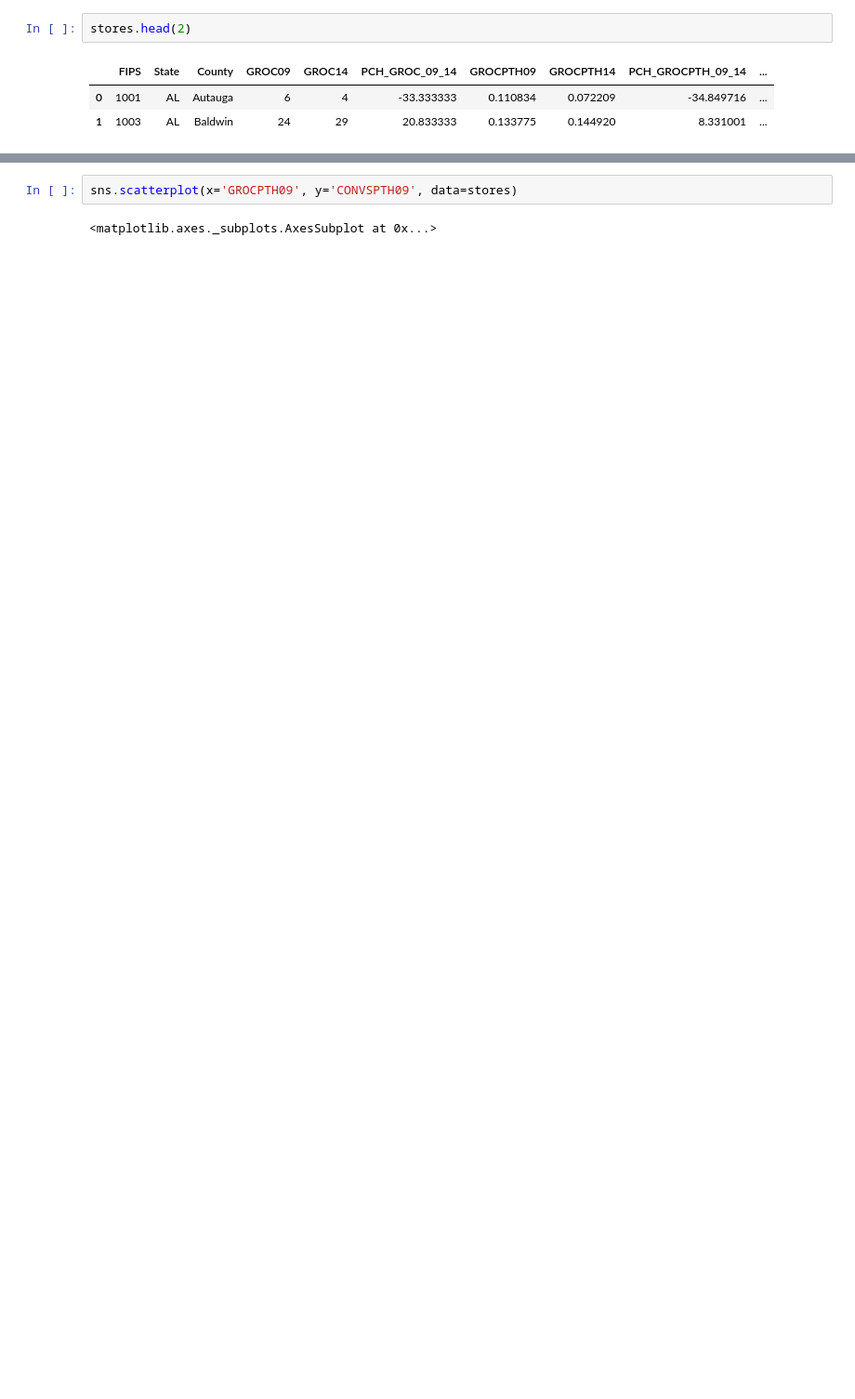
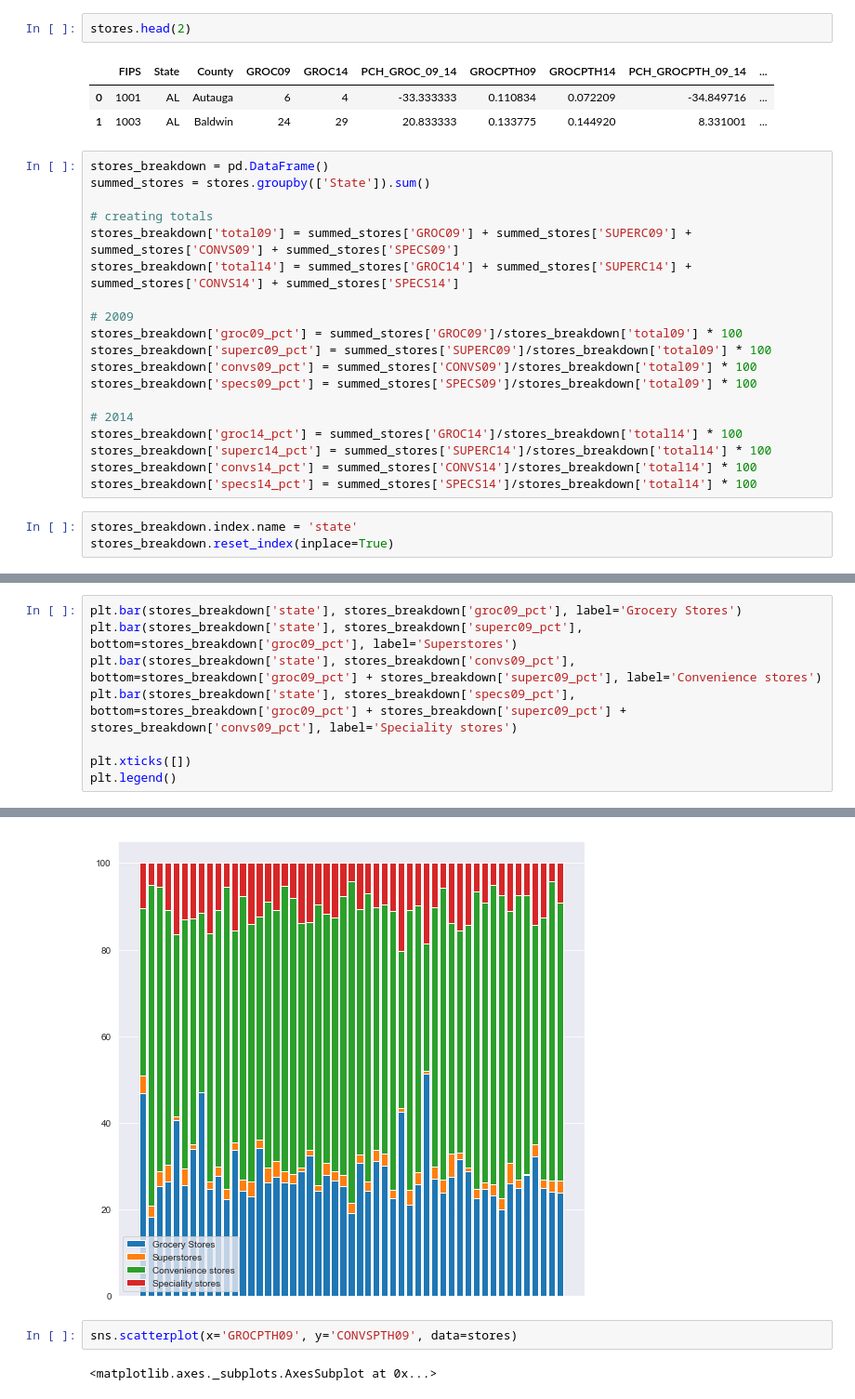
Before and after one commit to chriscross00/projects, a Jupyter notebook: food_security/notebooks/eda.ipynb, the cells around one changed output, grey strips where cells are left out. Shown: that part at 93% size. Drawn from its saved outputs; the diff is of its cells as text; blank space fills up the shorter version.

```diff
--- a/food_security/notebooks/eda.ipynb
+++ b/food_security/notebooks/eda.ipynb
@@ -266,3 +266,25 @@ stores.head(2)
 |  | FIPS | State | County | GROC09 | GROC14 | PCH_GROC_09_14 | GROCPTH09 | GROCPTH14 | PCH_GROCPTH_09_14 | ... |
 | 0 | 1001 | AL | Autauga | 6 | 4 | -33.333333 | 0.110834 | 0.072209 | -34.849716 | ... |
 | 1 | 1003 | AL | Baldwin | 24 | 29 | 20.833333 | 0.133775 | 0.144920 | 8.331001 | ... |
+# %%
+stores_breakdown = pd.DataFrame()
+summed_stores = stores.groupby(['State']).sum()
+
+# creating totals
+stores_breakdown['total09'] = summed_stores['GROC09'] + summed_stores['SUPERC09'] + summed_stores['CONVS09'] + summed_stores['SPECS09']
+stores_breakdown['total14'] = summed_stores['GROC14'] + summed_stores['SUPERC14'] + summed_stores['CONVS14'] + summed_stores['SPECS14']
+
+# 2009
+stores_breakdown['groc09_pct'] = summed_stores['GROC09']/stores_breakdown['total09'] * 100
+stores_breakdown['superc09_pct'] = summed_stores['SUPERC09']/stores_breakdown['total09'] * 100
+stores_breakdown['convs09_pct'] = summed_stores['CONVS09']/stores_breakdown['total09'] * 100
+stores_breakdown['specs09_pct'] = summed_stores['SPECS09']/stores_breakdown['total09'] * 100
+
+# 2014
+stores_breakdown['groc14_pct'] = summed_stores['GROC14']/stores_breakdown['total14'] * 100
+stores_breakdown['superc14_pct'] = summed_stores['SUPERC14']/stores_breakdown['total14'] * 100
+stores_breakdown['convs14_pct'] = summed_stores['CONVS14']/stores_breakdown['total14'] * 100
+stores_breakdown['specs14_pct'] = summed_stores['SPECS14']/stores_breakdown['total14'] * 100
+# %%
+stores_breakdown.index.name = 'state'
+stores_breakdown.reset_index(inplace=True)
@@ -268,0 +297,9 @@ stores.head(2)
+# %%
+plt.bar(stores_breakdown['state'], stores_breakdown['groc09_pct'], label='Grocery Stores')
+plt.bar(stores_breakdown['state'], stores_breakdown['superc09_pct'], bottom=stores_breakdown['groc09_pct'], label='Superstores')
+plt.bar(stores_breakdown['state'], stores_breakdown['convs09_pct'], bottom=stores_breakdown['groc09_pct'] + stores_breakdown['superc09_pct'], label='Convenience stores')
+plt.bar(stores_breakdown['state'], stores_breakdown['specs09_pct'], bottom=stores_breakdown['groc09_pct'] + stores_breakdown['superc09_pct'] + stores_breakdown['convs09_pct'], label='Speciality stores')
+
+plt.xticks([])
+plt.legend()
+# %% [output]
@@ -269,3 +307,4 @@ stores.head(2)
+[figure, added]
 # %%
 sns.scatterplot(x='GROCPTH09', y='CONVSPTH09', data=stores)
 # %% [output]
```
Also changed, not shown: parts of 3 cells of this notebook.
